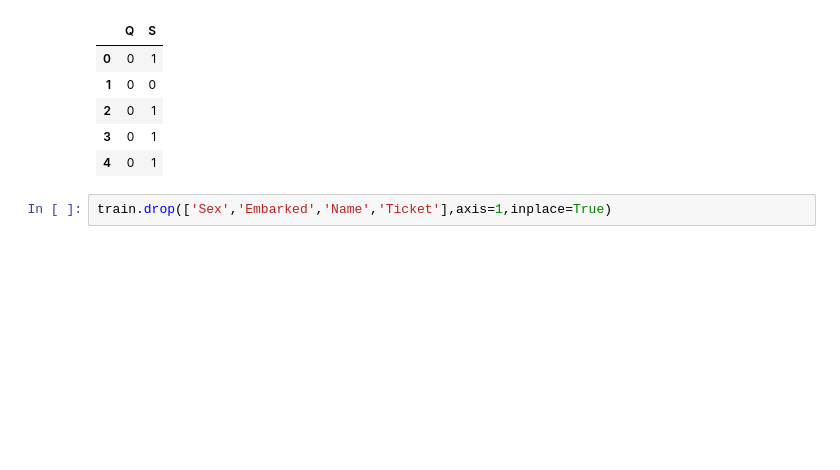
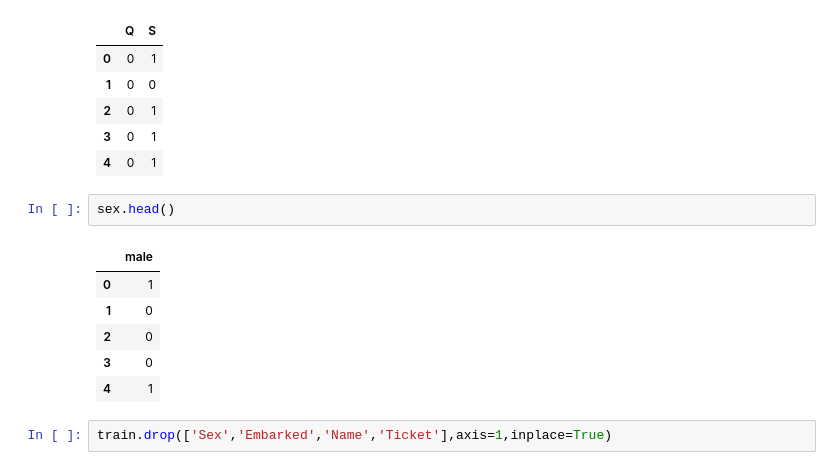
Before and after one commit to AtmaMani/pyChakras, a Jupyter notebook: udemy_ml_bootcamp/Machine Learning Sections/Logistic-Regression/Logistic Regression with Python.ipynb, the cells around one changed output. Drawn from its saved outputs; the diff is of its cells as text; blank space fills up the shorter version.

```diff
--- a/udemy_ml_bootcamp/Machine Learning Sections/Logistic-Regression/Logistic Regression with Python.ipynb
+++ b/udemy_ml_bootcamp/Machine Learning Sections/Logistic-Regression/Logistic Regression with Python.ipynb
@@ -225,6 +225,15 @@ embark.head()
 | 2 | 0 | 1 |
 | 3 | 0 | 1 |
 | 4 | 0 | 1 |
+# %%
+sex.head()
+# %% [output]
+|  | male |
+| 0 | 1 |
+| 1 | 0 |
+| 2 | 0 |
+| 3 | 0 |
+| 4 | 1 |
 # %%
 train.drop(['Sex','Embarked','Name','Ticket'],axis=1,inplace=True)
 # %%
```
Also changed, not shown: parts of 9 cells of this notebook.
